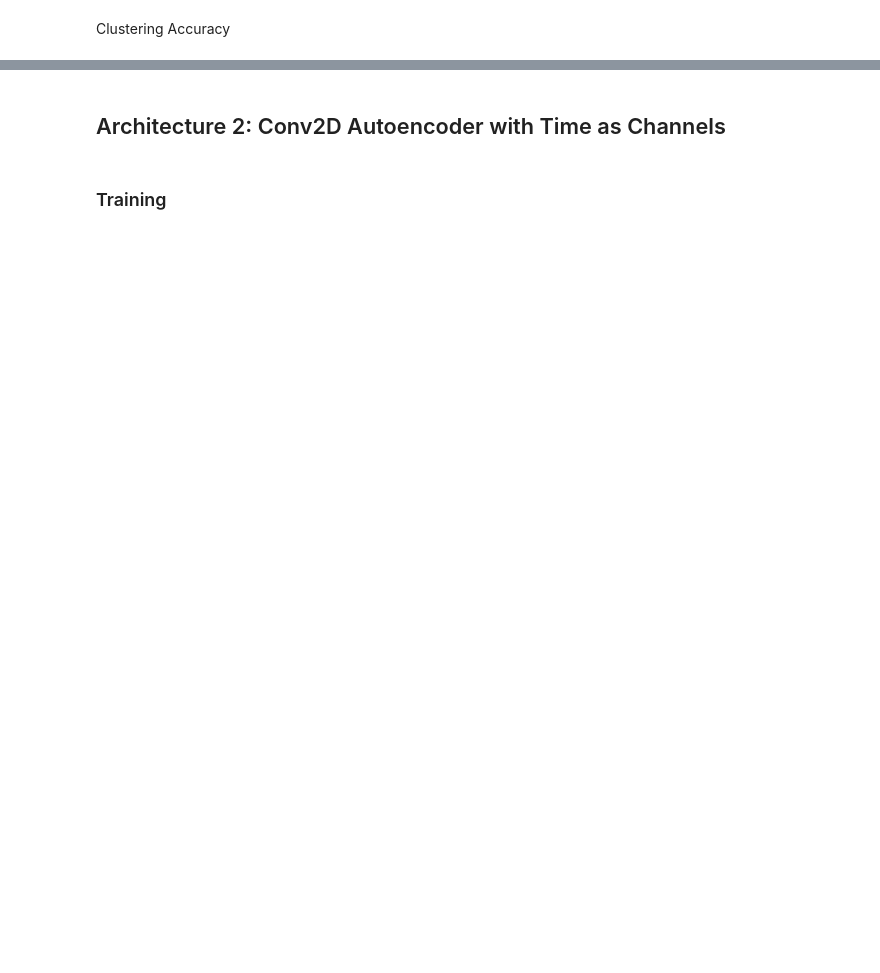
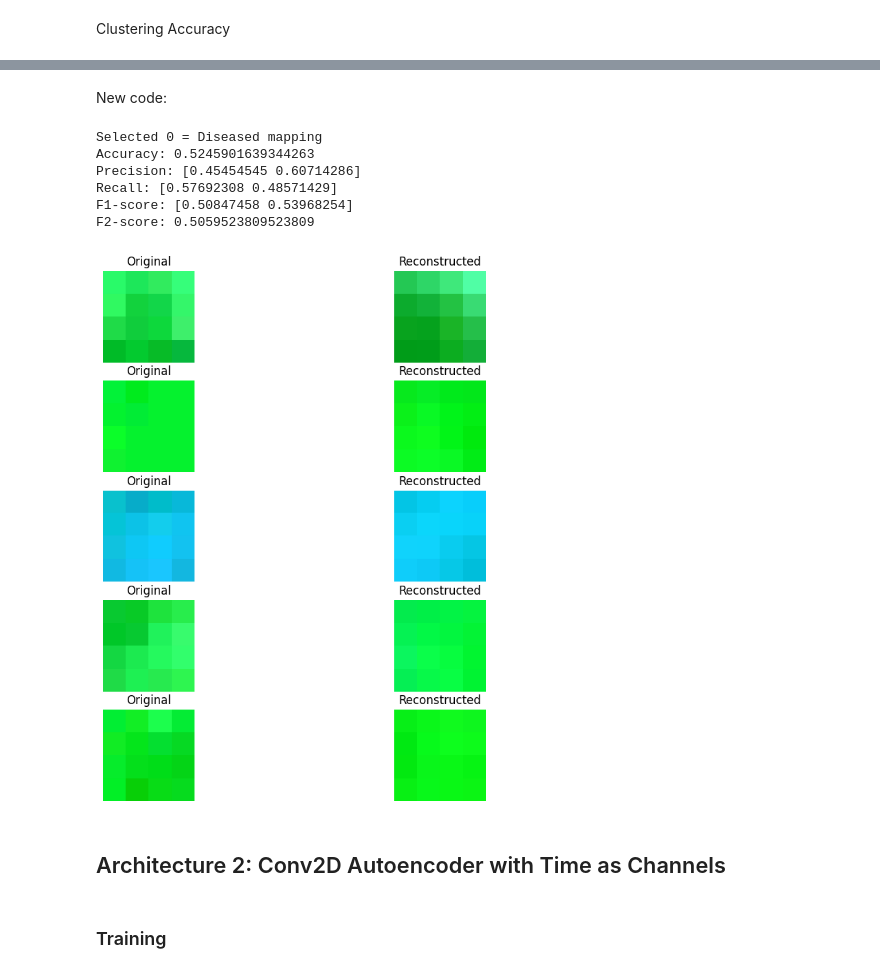
Before and after one commit to bhumikasadbhave/Master-Thesis-SITS, a Jupyter notebook: Modeling/temporal_ae.ipynb, the cells around one changed output, grey strips where cells are left out. Saved outputs shown, nothing was run; the diff lists cells and outputs as text; code cells hidden in the pictures; blank space fills up the shorter version.

```diff
--- a/Modeling/temporal_ae.ipynb
+++ b/Modeling/temporal_ae.ipynb
@@ -274,0 +292,16 @@ F2-score: 0.5491329479768786
+# %% [markdown]
+New code:
+# %%
+disease, acc, precision, recall, f1_score, f2_score = evaluate_best_mapping_new(eval_coord_dl, eval_subpatch_predictions, config.labels_path, threshold)
+print("Accuracy:",acc)
+print("Precision:",precision)
+print("Recall:",recall)
+print("F1-score:",f1_score)
+print("F2-score:", f2_score)
+# %% [output]
+Selected 0 = Diseased mapping
+Accuracy: 0.5245901639344263
+Precision: [0.45454545 0.60714286]
+Recall: [0.57692308 0.48571429]
+F1-score: [0.50847458 0.53968254]
+F2-score: 0.5059523809523809
@@ -278,6 +313,10 @@ F2-score: 0.5491329479768786
 # %%
 # with open(config.kmeans_ae_b10_path, 'wb') as file:
 #     pickle.dump(kmeans, file)
+# %%
+plot_reconstructed_images(trained_model, dataloader_train, 5, device)
+# %% [output]
+[figure, added]
 # %% [markdown]
 ## Architecture 2: Conv2D Autoencoder with Time as Channels
 # %%
```
Also changed, not shown: parts of 29 cells of this notebook, 6 other files.
